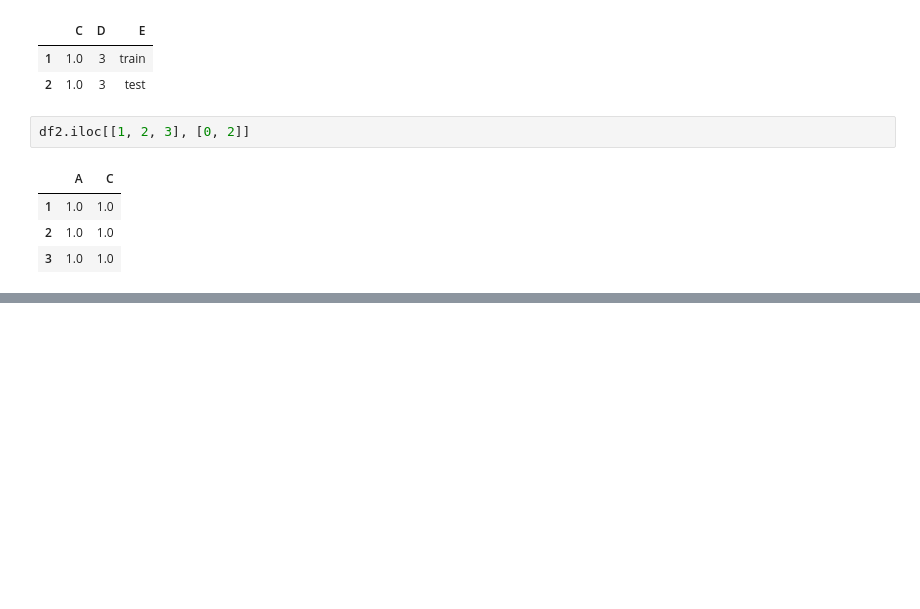
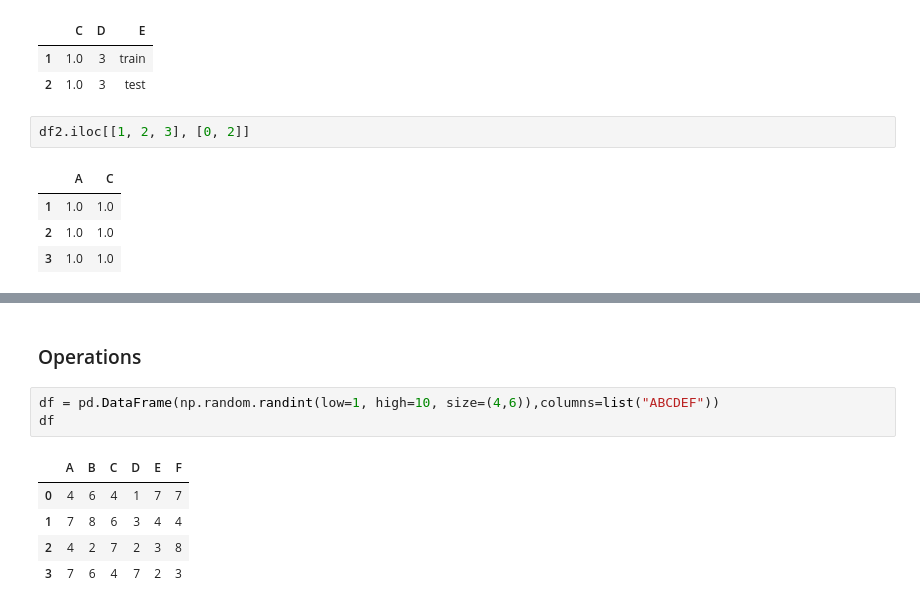
Before and after one commit to AIP-GIT/WIP, a Jupyter notebook: pandas/Amit_Pandas-1.ipynb, the cells around one changed output, grey strips where cells are left out. Cells and saved outputs as stored; diff of their text form; blank space fills up the shorter version.

```diff
--- a/pandas/Amit_Pandas-1.ipynb
+++ b/pandas/Amit_Pandas-1.ipynb
@@ -194,0 +296,11 @@ df2.iloc[[1, 2, 3], [0, 2]]
+# %% [markdown]
+### Operations
+# %%
+df = pd.DataFrame(np.random.randint(low=1, high=10, size=(4,6)),columns=list("ABCDEF"))
+df
+# %% [output]
+|  | A | B | C | D | E | F |
+| 0 | 4 | 6 | 4 | 1 | 7 | 7 |
+| 1 | 7 | 8 | 6 | 3 | 4 | 4 |
+| 2 | 4 | 2 | 7 | 2 | 3 | 8 |
+| 3 | 7 | 6 | 4 | 7 | 2 | 3 |
```
Also changed, not shown: parts of 18 cells of this notebook.
